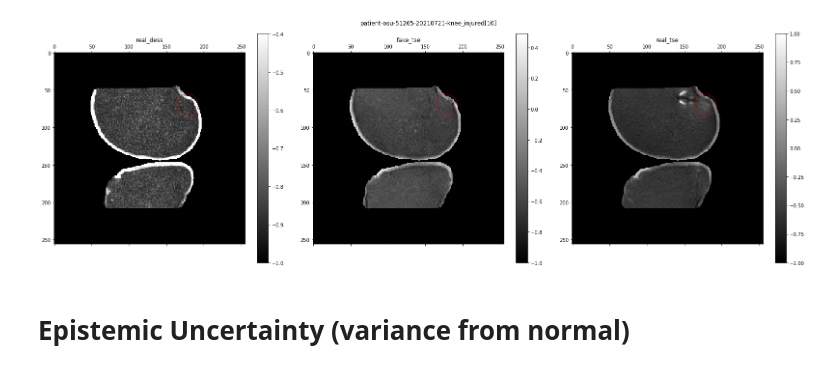
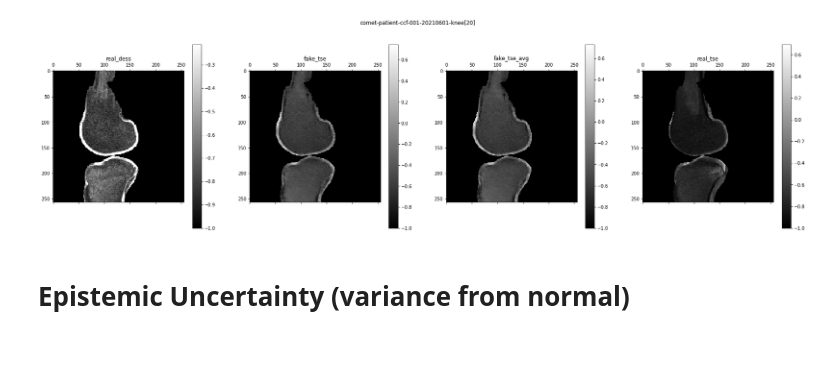
Before and after one commit to asy51/pytorch-CycleGAN-and-pix2pix, a Jupyter notebook: uncertanties.ipynb, the cells around one changed output. Saved outputs shown, nothing was run; the diff lists cells and outputs as text; code cells hidden in the pictures.

```diff
--- a/uncertanties.ipynb
+++ b/uncertanties.ipynb
@@ -166,7 +209,8 @@ dl_nobmel = DataLoader(ds_nobmel)
+# %%
+if isinstance(model.hook_handle, torch.utils.hooks.RemovableHandle):
+    model.hook_handle.remove()
+model.hook_handle = model.get_embeddings()
 # %%
 for i, batch in enumerate(tqdm.tqdm(dl_nobmel)):
     model.set_input(batch)
     model.forward()
-# %%
-for batch in dl_nobmel:
-    break
@@ -200,4 +223,4 @@ loading the model from ./checkpoints/DESS2TSE_myublock_dropout/latest_net_G.pth
 # %%
-if isinstance(model.hook_handle, torch.utils.hooks.RemovableHandle):
-    model.hook_handle.remove()
-model.hook_handle = model.set_embeddings(embeddings=model.embeddings)
+if isinstance(model_avg.hook_handle, torch.utils.hooks.RemovableHandle):
+    model_avg.hook_handle.remove()
+model_avg.hook_handle = model_avg.set_embeddings(embeddings=model.embeddings)
@@ -210,0 +386,6 @@ model.eval()
+# %%
+kds_bmel = KneeDataset()
+kds_bmel.knees = [Knee('comet-patient-ccf-001-20210601-knee')]
+ds_bmel = PixSliceTranslateDataset(kds_bmel.knees , slc_has_bmel=True)
+dl_bmel = DataLoader(ds_bmel, shuffle=True)
+[s['id'] for s in ds_bmel]
@@ -213,23 +411,23 @@ dess_thresh = 0.98
 # %%
 # choose a good bmel slice
 for batch in dl_bmel:
-    if batch['id'][0] == 'patient-osu-51265-20210721-knee_injured[10]':
+    if batch['id'][0] == 'comet-patient-ccf-001-20210601-knee[20]':
         model.set_input(batch)
         model_avg.set_input(batch)
         model.forward()
         model_avg.forward()
         break
 
 real_dess = model.real_A[0, 0].detach().cpu()
 fake_tse = model.fake_B[0,0].detach().cpu()
 fake_tse_avg = model_avg.fake_B[0, 0].detach().cpu()
 real_tse = model.real_B[0, 0].detach().cpu()
 real_dess = scale(real_dess, max_q=dess_thresh)
 
-fig, ax = plots([real_dess, fake_tse, real_tse], axtitles=['real_dess', 'fake_tse', 'real_tse'], cp=model.image_cp, title=model.image_id[0])
+fig, ax = plots([real_dess, fake_tse, fake_tse_avg, real_tse], axtitles=['real_dess', 'fake_tse', 'fake_tse_avg', 'real_tse'], cp=None, title=model.image_id[0])
 plt.show()
 # %% [output]
-[figure, old version]
+[figure, new version]
 # %% [markdown]
 # Epistemic Uncertainty (variance from normal)
 # %%
```
Also changed, not shown: parts of 49 cells of this notebook, 9 other files.
